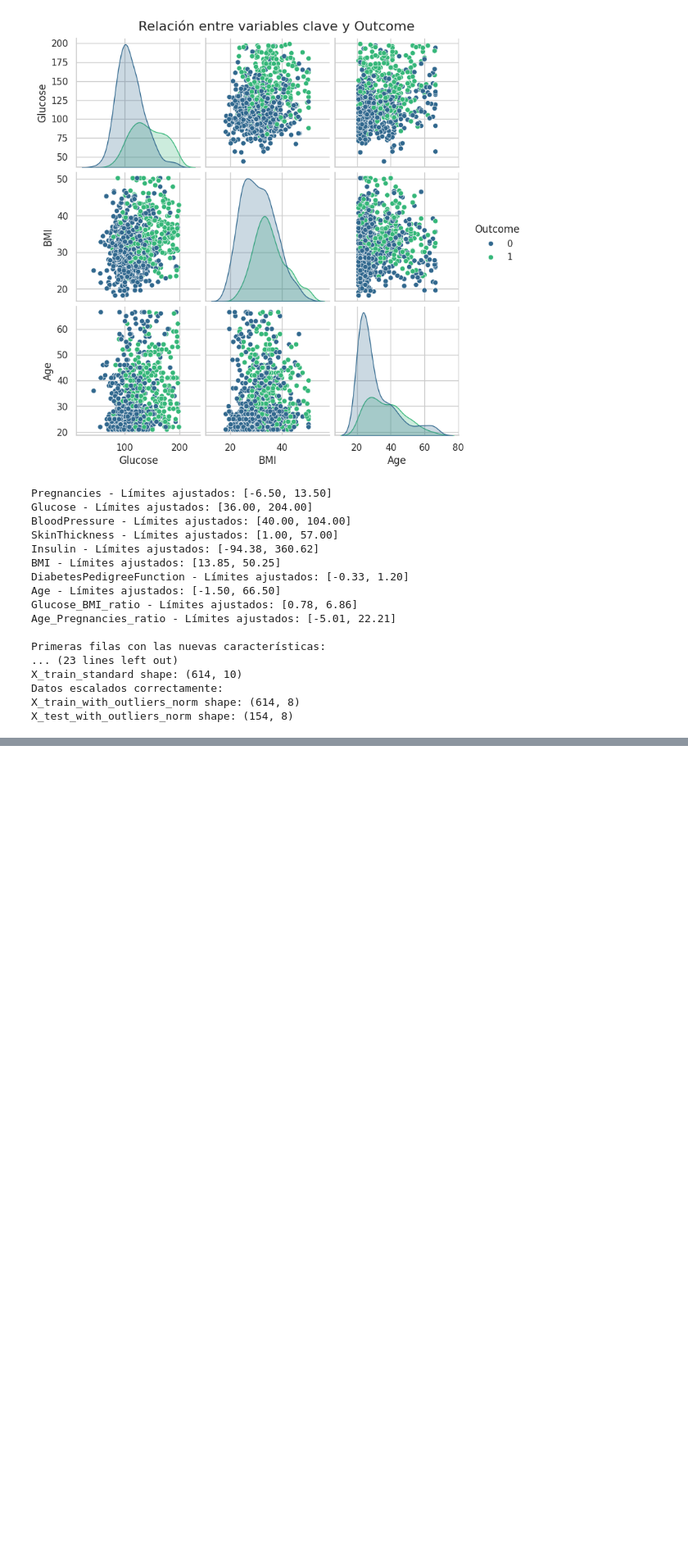
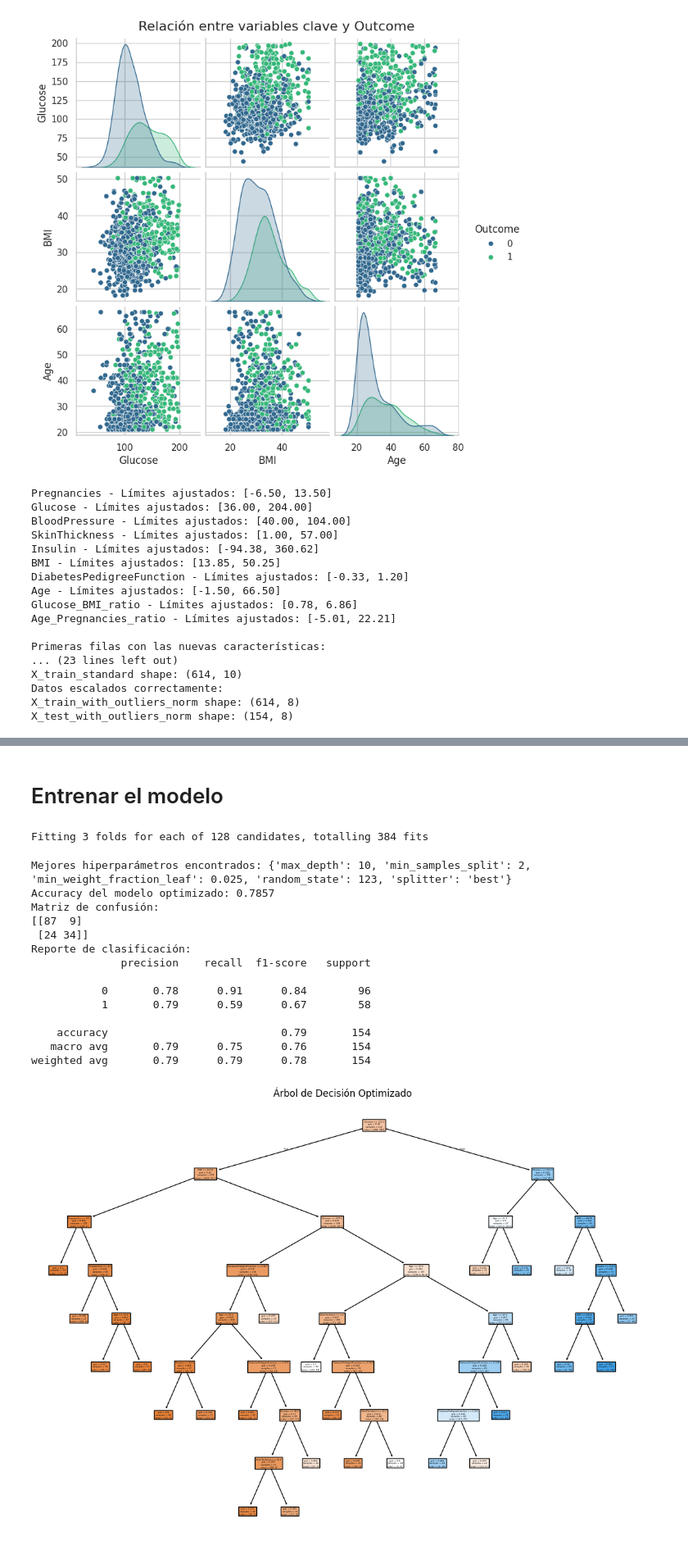
Before and after one commit to belucci21/-rbol-de-decision, a Jupyter notebook: src/explore.ipynb, the cells around one changed output, grey strips where cells are left out. Shown at 82% size. Drawn from its saved outputs; the diff is of its cells as text; code cells hidden in the pictures; blank space fills up the shorter version.

```diff
--- a/src/explore.ipynb
+++ b/src/explore.ipynb
@@ -417,0 +346,75 @@ IndexError: list index out of range
+# %% [markdown]
+# Entrenar el modelo
+# %%
+from sklearn.model_selection import GridSearchCV
+from sklearn.metrics import classification_report, confusion_matrix
+
+# --- Optimización del modelo ---
+# Definimos los hiperparámetros a explorar
+hyperparams = {
+    "splitter": ["best", "random"],
+    "max_depth": [10, 15, 20, 25],
+    "min_samples_split": [2, 3, 4, 5],
+    "min_weight_fraction_leaf": [0.0, 0.01, 0.025, 0.05],
+    "random_state": [123],
+}
+
+# Crear modelo base
+base_model = DecisionTreeClassifier()
+
+# Grid Search para encontrar los mejores hiperparámetros
+grid_search = GridSearchCV(estimator=base_model, param_grid=hyperparams, scoring="accuracy", cv=3, verbose=1)
+grid_search.fit(X_train, y_train)
+
+# Mostrar los mejores hiperparámetros
+print(f"Mejores hiperparámetros encontrados: {grid_search.best_params_}")
+
+# Entrenar el modelo con los mejores hiperparámetros
+optimized_model = grid_search.best_estimator_
+optimized_model.fit(X_train, y_train)
+
+# Predicciones con el modelo optimizado
+y_pred_optimized = optimized_model.predict(X_test)
+
+# Calcular métricas de desempeño
+accuracy_optimized = accuracy_score(y_test, y_pred_optimized)
+print(f"Accuracy del modelo optimizado: {accuracy_optimized:.4f}")
+
+# --- Métricas adicionales ---
+# Matriz de confusión
+conf_matrix = confusion_matrix(y_test, y_pred_optimized)
+print("Matriz de confusión:")
+print(conf_matrix)
+
+# Reporte de clasificación
+class_report = classification_report(y_test, y_pred_optimized)
+print("Reporte de clasificación:")
+print(class_report)
+
+# --- Visualización del árbol optimizado ---
+plt.figure(figsize=(14, 10))
+plot_tree(optimized_model, feature_names=X_train.columns, filled=True)
+plt.title("Árbol de Decisión Optimizado")
+plt.show()
+
+# Mostrar reglas del árbol
+rules = export_text(optimized_model, feature_names=list(X_train.columns))
+print("Reglas del Árbol de Decisión Optimizado:")
+print(rules)
+# %% [output]
+Fitting 3 folds for each of 128 candidates, totalling 384 fits
+Mejores hiperparámetros encontrados: {'max_depth': 10, 'min_samples_split': 2, 'min_weight_fraction_leaf': 0.025, 'random_state': 123, 'splitter': 'best'}
+Accuracy del modelo optimizado: 0.7857
+Matriz de confusión:
+[[87  9]
+ [24 34]]
+Reporte de clasificación:
+              precision    recall  f1-score   support
+
+           0       0.78      0.91      0.84        96
+           1       0.79      0.59      0.67        58
+
+    accuracy                           0.79       154
+   macro avg       0.79      0.75      0.76       154
+weighted avg       0.79      0.79      0.78       154
+[figure, added]
```
Also changed, not shown: parts of 4 cells of this notebook.
